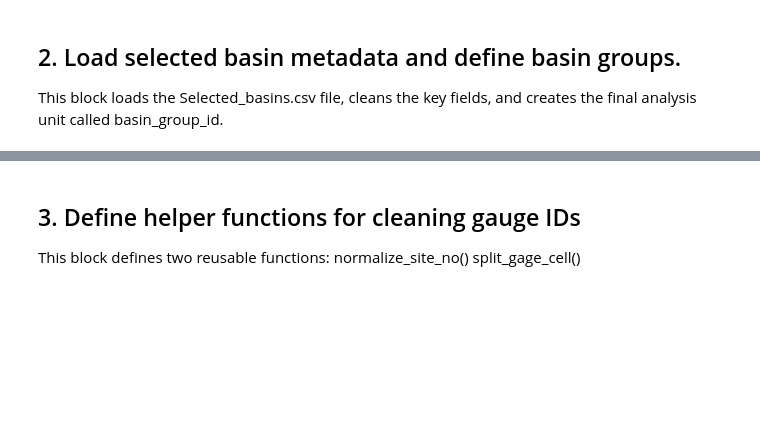
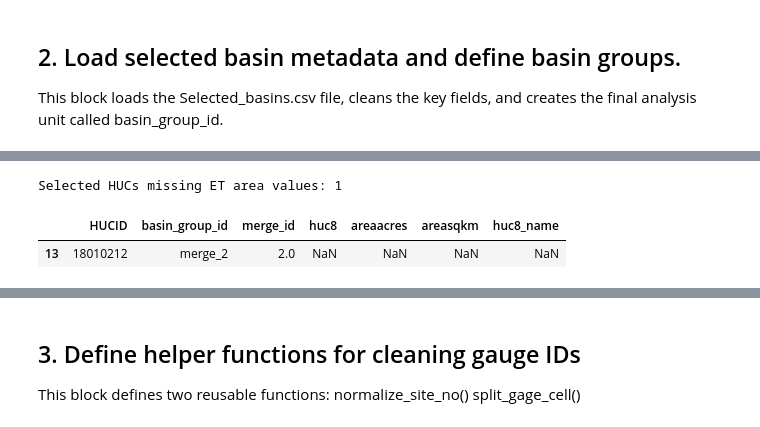
Before and after one commit to watrs-csumb/huc8basin-water-balance, a Jupyter notebook: q_data_wrangle_hucid.ipynb, the cells around one changed output, grey strips where cells are left out. Saved outputs shown, nothing was run; the diff lists cells and outputs as text; code cells hidden in the pictures; blank space fills up the shorter version.

```diff
--- a/q_data_wrangle_hucid.ipynb
+++ b/q_data_wrangle_hucid.ipynb
@@ -84,3 +84,59 @@ selected.head()
 | 2 | 18070203 | NaN | US11078000 | high | add 70202 | inc | 6.0 | merge_6 |
 | 3 | 18070202 | NaN | US11078000 | high | merge with 70203 | inc | 6.0 | merge_6 |
 | 4 | 18060005 | NaN | US11152500 | high | NaN | inc | 1.0 | merge_1 |
+# %%
+# --------------------------------------------------
+# Build basin group metadata with HUC membership and area
+# --------------------------------------------------
+
+et_path = data_dir / "et" / "openet_monthly_huc8_ensemble_primary_2000_2025.csv"
+
+et = pd.read_csv(et_path)
+
+et.columns = et.columns.str.strip()
+
+# Standardize HUC8 formatting in ET data
+et["huc8"] = (
+    et["huc8"]
+    .astype(str)
+    .str.strip()
+    .str.replace(r"\.0$", "", regex=True)
+    .str.zfill(8)
+)
+
+# Extract one area record per HUC8.
+# The ET file is monthly, so each HUC8 appears many times.
+et_area_by_huc = (
+    et
+    .groupby("huc8", as_index=False)
+    .agg(
+        areaacres=("areaacres", "mean"),
+        areasqkm=("areasqkm", "mean"),
+        huc8_name=("name", "first")
+    )
+)
+
+# HUC-to-basin-group lookup from Selected_basins.csv
+huc_to_group = (
+    selected[["HUCID", "basin_group_id", "merge_id"]]
+    .drop_duplicates()
+    .copy()
+)
+
+# Join area onto selected HUCs
+huc_to_group_area = huc_to_group.merge(
+    et_area_by_huc,
+    left_on="HUCID",
+    right_on="huc8",
+    how="left"
+)
+
+# QA: check whether any selected HUCs are missing area
+missing_area = huc_to_group_area[huc_to_group_area["areaacres"].isna()]
+
+print(f"Selected HUCs missing ET area values: {len(missing_area)}")
+display(missing_area)
+# %% [output]
+Selected HUCs missing ET area values: 1
+|  | HUCID | basin_group_id | merge_id | huc8 | areaacres | areasqkm | huc8_name |
+| 13 | 18010212 | merge_2 | 2.0 | NaN | NaN | NaN | NaN |
```
Also changed, not shown: parts of 5 cells of this notebook, 3 other files.
